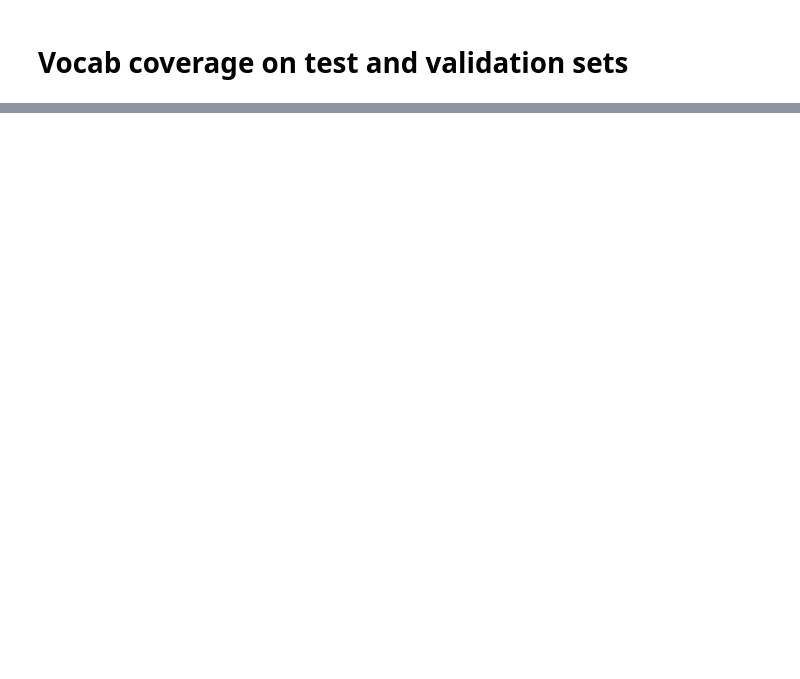
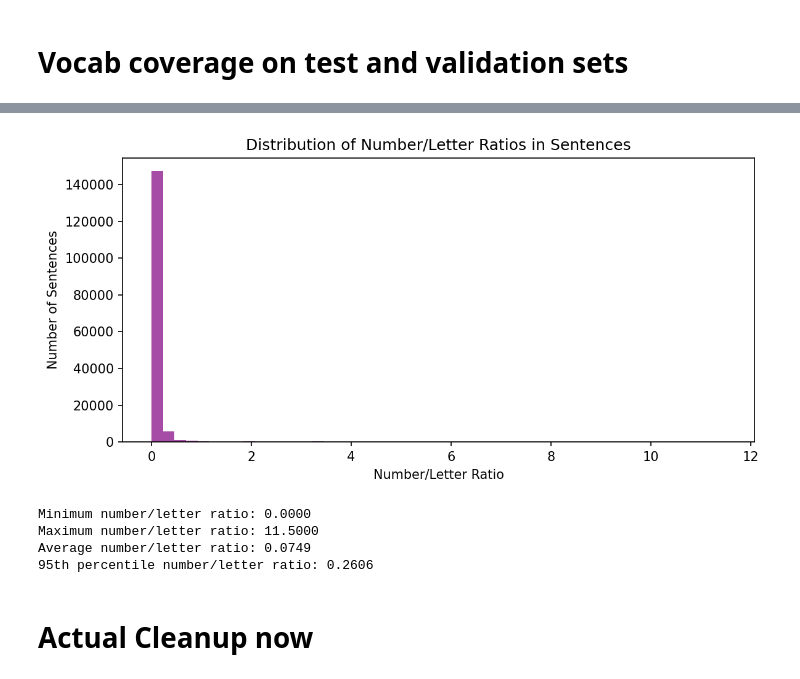
Before and after one commit to pepijnbruinaars/TransformersFromScratch, a Jupyter notebook: src/translator/analysis/opus.ipynb, the cells around one changed output, grey strips where cells are left out. Cells and saved outputs as stored; diff of their text form; code cells hidden in the pictures; blank space fills up the shorter version.

```diff
--- a/src/translator/analysis/opus.ipynb
+++ b/src/translator/analysis/opus.ipynb
@@ -303,0 +351,20 @@ Test set <UNK> token percentage (Dutch): 0.0000%
+# %%
+# There are a lot with DOI references, check some examples
+counter = 0
+for i, item in enumerate(train):  # type: ignore
+    source_sentence = item["translation"]["en"]  # type: ignore
+    target_sentence = item["translation"]["nl"]  # type: ignore
+    doi_token_id = tokenizer.token_to_id("DOI")
+    tokenized_source = tokenizer.encode(source_sentence)
+    tokenized_target = tokenizer.encode(target_sentence)
+    if doi_token_id in tokenized_source or doi_token_id in tokenized_target:
+        counter += 1
+        print(f"\nExample with DOI token in validation set (index {i}):")
+        print(f"SOURCE: {source_sentence}")
+        print(f"TOKENS: {tokenized_source}")
+        print(f"PARSED TOKENS: {[tokenizer.decode([token]) for token in tokenized_source]}")
+        print(f"TARGET: {target_sentence}")
+        print(f"TOKENS: {tokenized_target}")
+        print(f"PARSED TOKENS: {[tokenizer.decode([token]) for token in tokenized_target]}")
+
+print(f"Total examples with DOI token in validation set: {counter}")
@@ -303,0 +389,39 @@ Test set <UNK> token percentage (Dutch): 0.0000%
+# %%
+# Determine number / letter ratio for every sentence in the training set
+import re
+number_letter_ratios = []
+
+for item in train:  # type: ignore
+    source_sentence = item["translation"]["en"]  # type: ignore
+    target_sentence = item["translation"]["nl"]  # type: ignore
+
+    for sentence in [source_sentence, target_sentence]:
+        num_numbers = len(re.findall(r'\d', sentence))
+        num_letters = len(re.findall(r'[A-Za-z]', sentence))
+        ratio = num_numbers / num_letters if num_letters > 0 else 0
+        number_letter_ratios.append(ratio)
+number_letter_ratios.sort()
+# Plot distribution of number/letter ratios
+plt.figure(figsize=(8, 4), dpi=150)
+plt.hist(number_letter_ratios, bins=50, color='purple', alpha=0.7)
+plt.title("Distribution of Number/Letter Ratios in Sentences")
+plt.xlabel("Number/Letter Ratio")
+plt.ylabel("Number of Sentences")
+plt.tight_layout()
+plt.show()
+min_ratio = min(number_letter_ratios)
+max_ratio = max(number_letter_ratios)
+avg_ratio = sum(number_letter_ratios) / len(number_letter_ratios)
+print(f"Minimum number/letter ratio: {min_ratio:.4f}")
+print(f"Maximum number/letter ratio: {max_ratio:.4f}")
+print(f"Average number/letter ratio: {avg_ratio:.4f}")
+percentile_95 = number_letter_ratios[int(0.95 * len(number_letter_ratios))]
+print(f"95th percentile number/letter ratio: {percentile_95:.4f}")
+# %% [output]
+[figure, added]
+Minimum number/letter ratio: 0.0000
+Maximum number/letter ratio: 11.5000
+Average number/letter ratio: 0.0749
+95th percentile number/letter ratio: 0.2606
+# %% [markdown]
+# Actual Cleanup now
```
Also changed, not shown: parts of 13 cells of this notebook, 13 other files.
